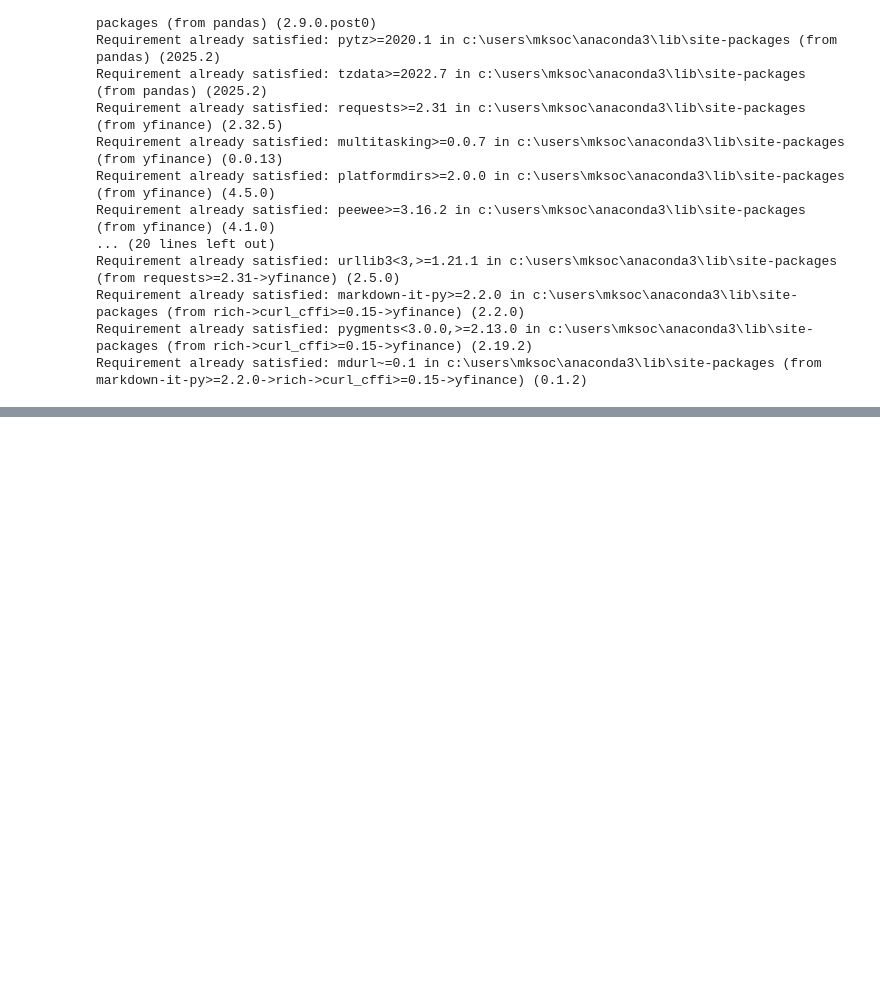
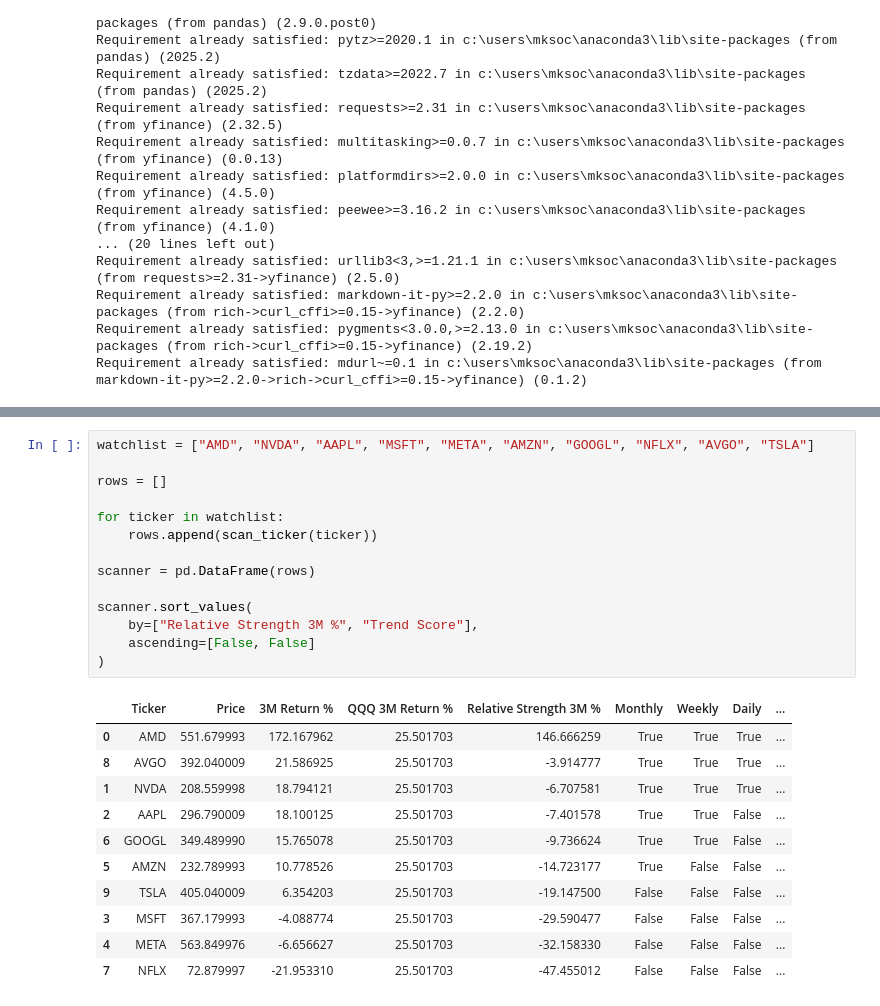
Before and after one commit to michellelclaw-svg/Secure-Algorithmic-Trading-Platform-, a Jupyter notebook: notebooks/strategy_research.ipynb, the cells around one changed output, grey strips where cells are left out. Drawn from its saved outputs; the diff is of its cells as text; blank space fills up the shorter version.

```diff
--- a/notebooks/strategy_research.ipynb
+++ b/notebooks/strategy_research.ipynb
@@ -157,0 +582,26 @@ True
+# %%
+watchlist = ["AMD", "NVDA", "AAPL", "MSFT", "META", "AMZN", "GOOGL", "NFLX", "AVGO", "TSLA"]
+
+rows = []
+
+for ticker in watchlist:
+    rows.append(scan_ticker(ticker))
+
+scanner = pd.DataFrame(rows)
+
+scanner.sort_values(
+    by=["Relative Strength 3M %", "Trend Score"],
+    ascending=[False, False]
+)
+# %% [output]
+|  | Ticker | Price | 3M Return % | QQQ 3M Return % | Relative Strength 3M % | Monthly | Weekly | Daily | ... |
+| 0 | AMD | 551.679993 | 172.167962 | 25.501703 | 146.666259 | True | True | True | ... |
+| 8 | AVGO | 392.040009 | 21.586925 | 25.501703 | -3.914777 | True | True | True | ... |
+| 1 | NVDA | 208.559998 | 18.794121 | 25.501703 | -6.707581 | True | True | True | ... |
+| 2 | AAPL | 296.790009 | 18.100125 | 25.501703 | -7.401578 | True | True | False | ... |
+| 6 | GOOGL | 349.489990 | 15.765078 | 25.501703 | -9.736624 | True | True | False | ... |
+| 5 | AMZN | 232.789993 | 10.778526 | 25.501703 | -14.723177 | True | False | False | ... |
+| 9 | TSLA | 405.040009 | 6.354203 | 25.501703 | -19.147500 | False | False | False | ... |
+| 3 | MSFT | 367.179993 | -4.088774 | 25.501703 | -29.590477 | False | False | False | ... |
+| 4 | META | 563.849976 | -6.656627 | 25.501703 | -32.158330 | False | False | False | ... |
+| 7 | NFLX | 72.879997 | -21.953310 | 25.501703 | -47.455012 | False | False | False | ... |
```
Also changed, not shown: parts of 22 cells of this notebook, 2 other files.
